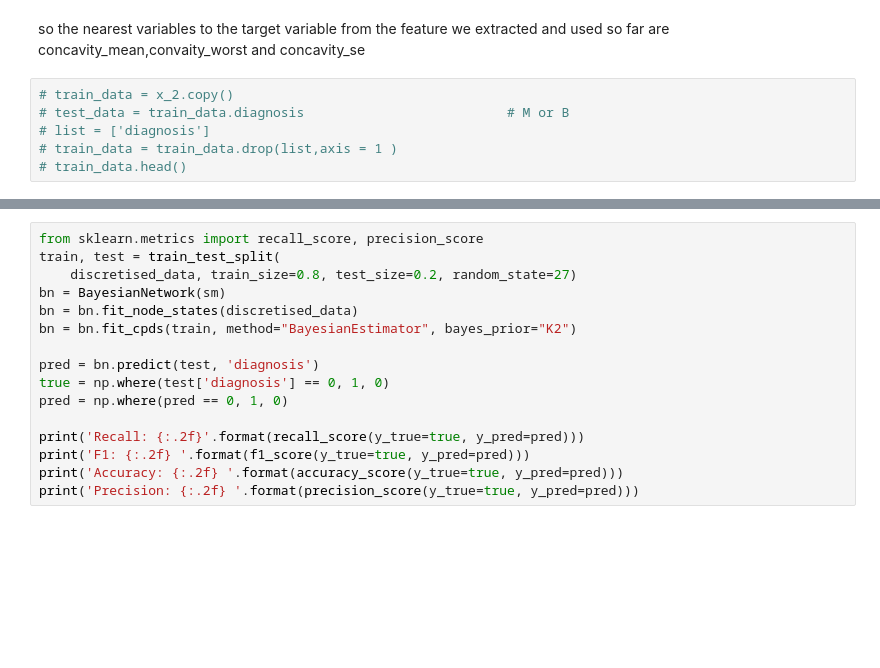
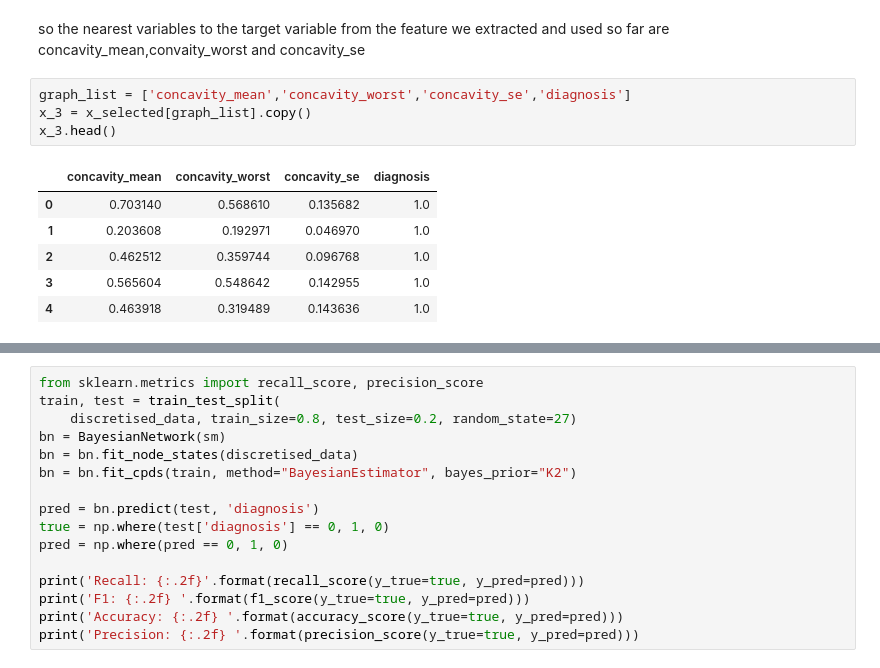
Before and after one commit to RYees/causal-inference, a Jupyter notebook: Notebooks/data_expore.ipynb, the cells around one changed output, grey strips where cells are left out. Drawn from its saved outputs; the diff is of its cells as text; blank space fills up the shorter version.

```diff
--- a/Notebooks/data_expore.ipynb
+++ b/Notebooks/data_expore.ipynb
@@ -668,12 +664,17 @@ print(blanket.edges)
 [('concavity_mean', 'concavity_worst'), ('concavity_mean', 'diagnosis'), ('concavity_worst', 'diagnosis'), ('concavity_se', 'concavity_mean'), ('concavity_se', 'diagnosis')]
 # %% [markdown]
 so the nearest variables to the target variable from the feature we extracted and used so far are concavity_mean,convaity_worst and concavity_se
-# %%
-# train_data = x_2.copy()
-# test_data = train_data.diagnosis                          # M or B
-# list = ['diagnosis']
-# train_data = train_data.drop(list,axis = 1 )
-# train_data.head()
+# %%
+graph_list = ['concavity_mean','concavity_worst','concavity_se','diagnosis']
+x_3 = x_selected[graph_list].copy()
+x_3.head()
+# %% [output]
+|  | concavity_mean | concavity_worst | concavity_se | diagnosis |
+| 0 | 0.703140 | 0.568610 | 0.135682 | 1.0 |
+| 1 | 0.203608 | 0.192971 | 0.046970 | 1.0 |
+| 2 | 0.462512 | 0.359744 | 0.096768 | 1.0 |
+| 3 | 0.565604 | 0.548642 | 0.142955 | 1.0 |
+| 4 | 0.463918 | 0.319489 | 0.143636 | 1.0 |
 # %%
 from causalnex.discretiser.discretiser_strategy import (
     DecisionTreeSupervisedDiscretiserMethod)
```
Also changed, not shown: parts of 2 cells of this notebook.
